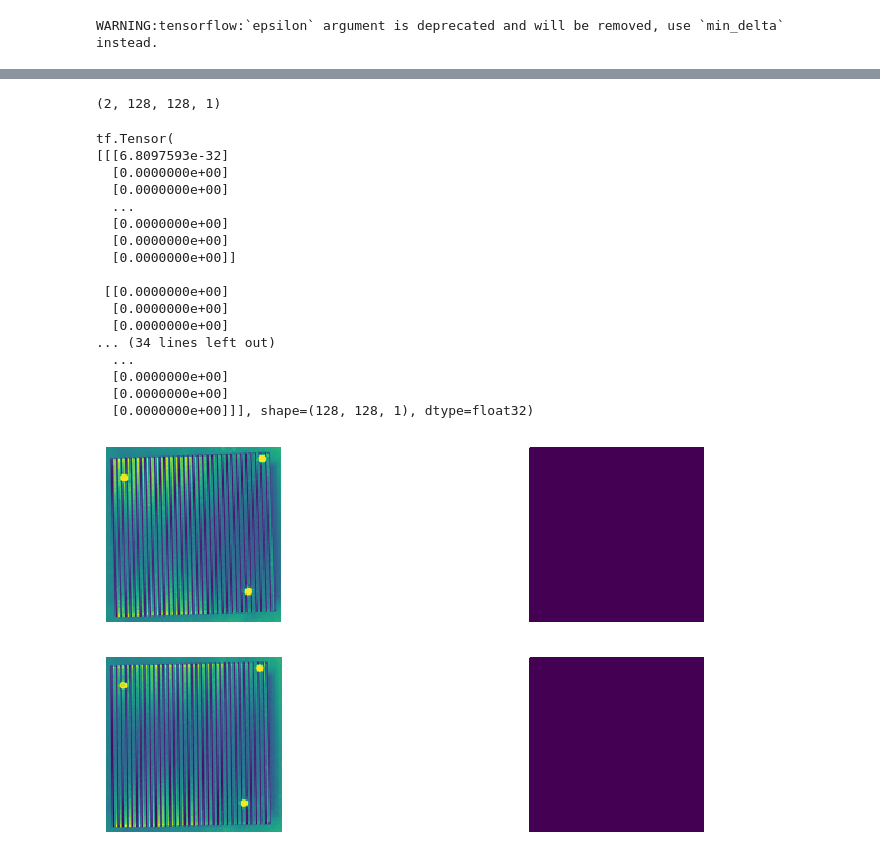
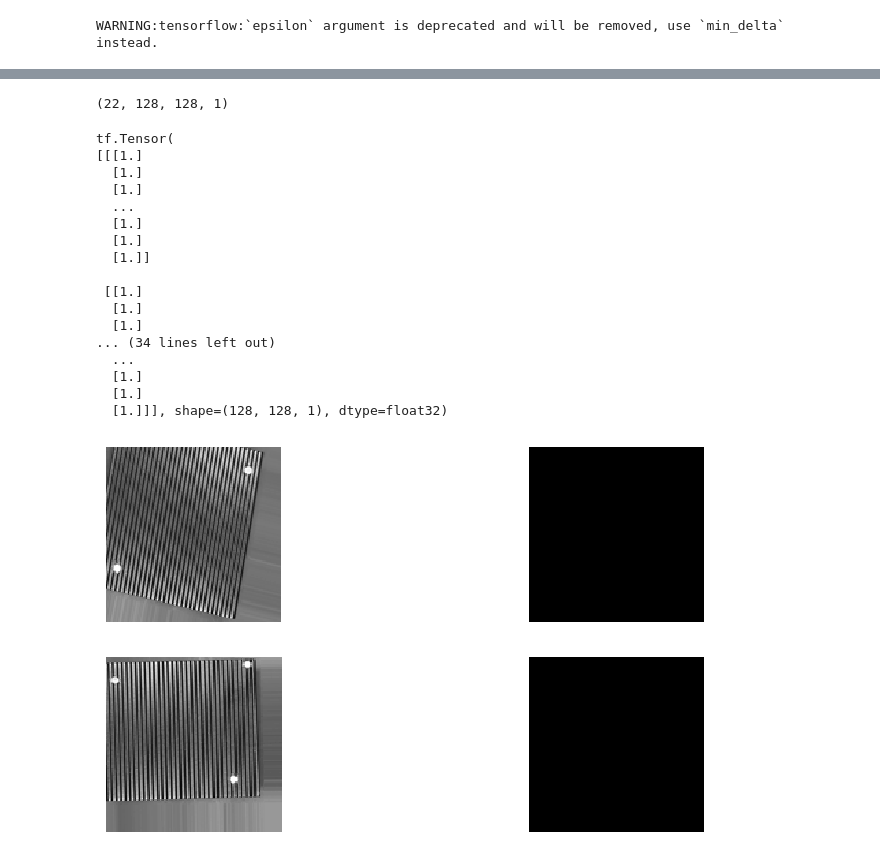
Before and after one commit to clee74/AI_Class, a Jupyter notebook: P4_DeepLearning/S3_Autoencoder/Demo_1_Autoencoder_NN.ipynb, the cells around one changed output, grey strips where cells are left out. Saved outputs shown, nothing was run; the diff lists cells and outputs as text; code cells hidden in the pictures.

```diff
--- a/P4_DeepLearning/S3_Autoencoder/Demo_1_Autoencoder_NN.ipynb
+++ b/P4_DeepLearning/S3_Autoencoder/Demo_1_Autoencoder_NN.ipynb
@@ -103,6 +104,7 @@ def get_data(list_img_paths:list,
 # %%
 # Get the list of all path to images, and the list of relative truth labels
 dir_data_train = "/Users/user/Victor2023/Dataset/Dataset_heatsink/test/0"
+dir_data_train = "/Users/user/Victor2023/Dataset/Data_gen"
 list_img_paths = get_all_img_label_path(input_dir=dir_data_train,
                                                     img_suffix='.jpg')
 
@@ -236,7 +241,7 @@ optimizer = keras.optimizers.Adam()
 es = EarlyStopping(monitor="val_loss",
                    mode='min',
                    verbose=1,
-                   patience=15)
+                   patience=30)
 mc = ModelCheckpoint('trained_model_best.h5',
                      monitor='val_loss',
                      mode='min',
@@ -244,11 +249,15 @@ mc = ModelCheckpoint('trained_model_best.h5',
                      save_best_only=True)
 reduce_lr = ReduceLROnPlateau(monitor='val_loss',
                               factor=0.1,
-                              patience=20,
+                              patience=30,
                               verbose=1,
                               epsilon=1e-4,
                               mode='min')
-model_autoencoder.compile(loss = 'mse',
+# Loss functtion
+def ssim_loss(y_true, y_pred):
+  return 1-tf.reduce_mean(tf.image.ssim(y_true, y_pred, 1.0))
+
+model_autoencoder.compile(loss = "mse",
                           optimizer = optimizer)
 # %% [output]
 WARNING:tensorflow:`epsilon` argument is deprecated and will be removed, use `min_delta` instead.
@@ -275,6 +284,7 @@ history = model_autoencoder.fit(X_train,X_train,
                                 verbose=1,
                                 validation_data=(X_val,X_val),
                                 use_multiprocessing=False,
+                                callbacks = [es,mc,reduce_lr]
                                 )
 # %% [output]
 Epoch 1/200
@@ -300,36 +310,36 @@ decode_val = model_autoencoder(X_val)
 # %%
 print(decode_val.shape)
 # %% [output]
-(2, 128, 128, 1)
+(22, 128, 128, 1)
 # %%
 print(decode_val[0])
 # %% [output]
 tf.Tensor(
-[[[6.8097593e-32]
-  [0.0000000e+00]
-  [0.0000000e+00]
+[[[1.]
+  [1.]
+  [1.]
   ...
-  [0.0000000e+00]
-  [0.0000000e+00]
-  [0.0000000e+00]]
+  [1.]
+  [1.]
+  [1.]]
 
- [[0.0000000e+00]
-  [0.0000000e+00]
-  [0.0000000e+00]
+ [[1.]
+  [1.]
+  [1.]
 ... (34 lines left out)
   ...
-  [0.0000000e+00]
-  [0.0000000e+00]
-  [0.0000000e+00]]], shape=(128, 128, 1), dtype=float32)
+  [1.]
+  [1.]
+  [1.]]], shape=(128, 128, 1), dtype=float32)
 # %%
 # Visualize the first 30 test samples and show their predicted digit value in the title.
 _,axes = plt.subplots(nrows = 2,ncols = 2, figsize= (10,5))
 for r in range(2):
     axes[r,0].set_axis_off()
     axes[r,1].set_axis_off()
-    img_val = X_val[r].reshape((width,height))
-    pred_val = np.array(decode_val[r]).reshape((width,height))
-    axes[r,0].imshow(img_val,  interpolation = "nearest")
-    axes[r,1].imshow(pred_val,  interpolation = "nearest")
+    img_val = X_val[r+5].reshape((width,height))
+    pred_val = np.array(decode_val[r+5]).reshape((width,height))
+    axes[r,0].imshow(img_val, cmap='gray', interpolation = "nearest")
+    axes[r,1].imshow(pred_val,cmap = 'gray',  interpolation = "nearest")
 # %% [output]
-[figure, old version]
+[figure, new version]
```
Also changed, not shown: parts of 8 cells of this notebook, 4 other files.
